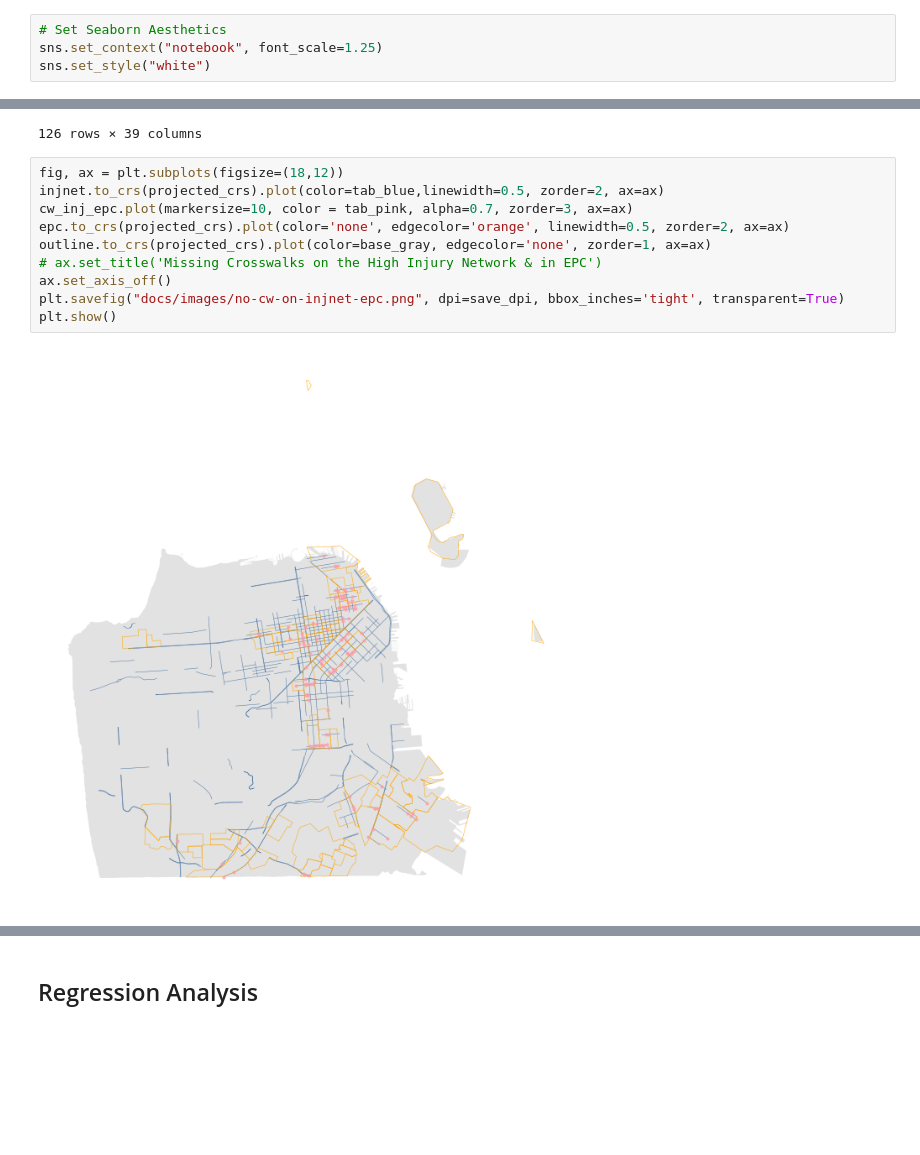
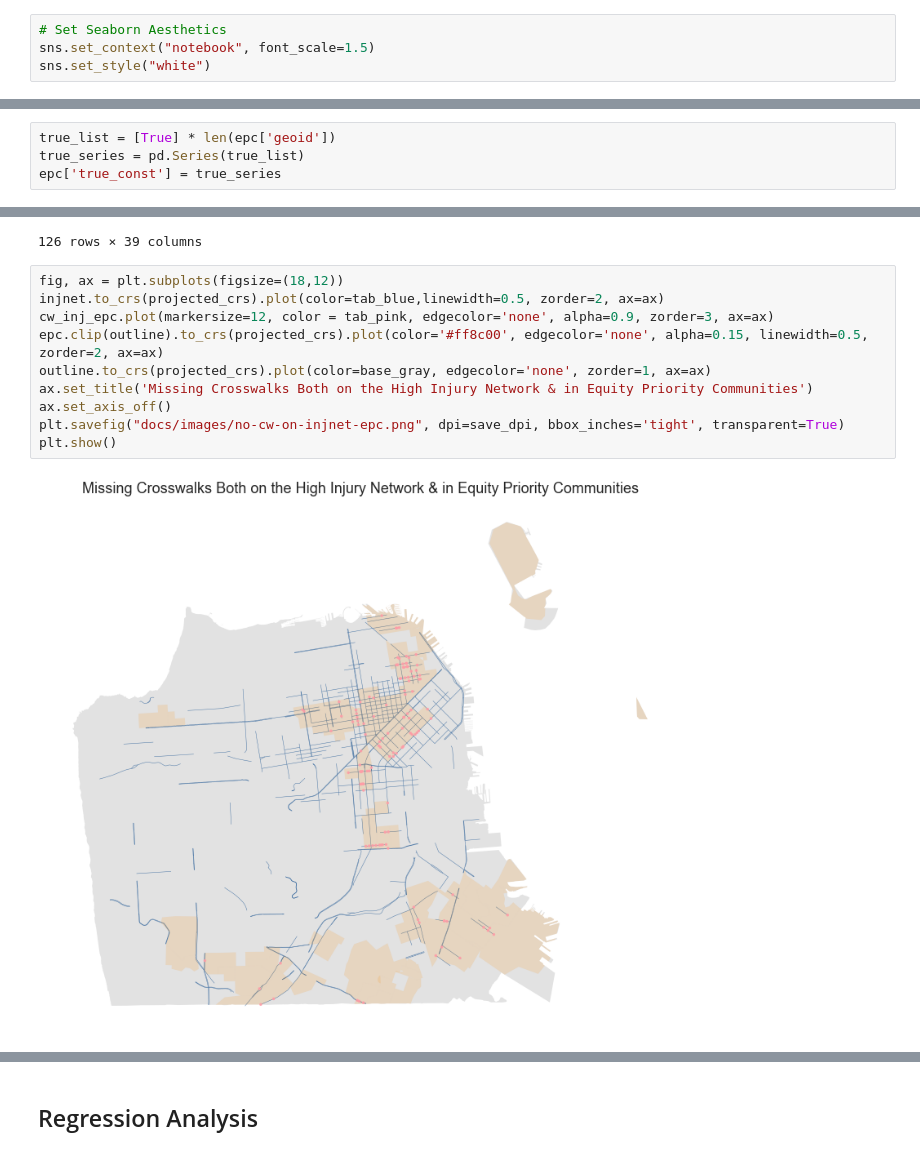
Before and after one commit to hua-mike/cp255-project, a Jupyter notebook: cp255-project-nb.ipynb, the cells around one changed output, grey strips where cells are left out. Cells and saved outputs as stored; diff of their text form; blank space fills up the shorter version.

Commit message:
Map formatting. Adding redline and epc crosswalk coverage analysis.

```diff
--- a/cp255-project-nb.ipynb
+++ b/cp255-project-nb.ipynb
@@ -34,5 +34,5 @@ import plotly.express as px
 import statsmodels.api as sm
 # %%
 # Set Seaborn Aesthetics
-sns.set_context("notebook", font_scale=1.25)
+sns.set_context("notebook", font_scale=1.5)
 sns.set_style("white")
@@ -429,0 +434,4 @@ ax.set_axis_off()
+# %%
+true_list = [True] * len(epc['geoid'])
+true_series = pd.Series(true_list)
+epc['true_const'] = true_series
@@ -448,12 +476,12 @@ cw_inj_epc
 # %%
 fig, ax = plt.subplots(figsize=(18,12))
 injnet.to_crs(projected_crs).plot(color=tab_blue,linewidth=0.5, zorder=2, ax=ax)
-cw_inj_epc.plot(markersize=10, color = tab_pink, alpha=0.7, zorder=3, ax=ax)
-epc.to_crs(projected_crs).plot(color='none', edgecolor='orange', linewidth=0.5, zorder=2, ax=ax)
+cw_inj_epc.plot(markersize=12, color = tab_pink, edgecolor='none', alpha=0.9, zorder=3, ax=ax)
+epc.clip(outline).to_crs(projected_crs).plot(color='#ff8c00', edgecolor='none', alpha=0.15, linewidth=0.5, zorder=2, ax=ax)
 outline.to_crs(projected_crs).plot(color=base_gray, edgecolor='none', zorder=1, ax=ax)
-# ax.set_title('Missing Crosswalks on the High Injury Network & in EPC')
+ax.set_title('Missing Crosswalks Both on the High Injury Network & in Equity Priority Communities')
 ax.set_axis_off()
 plt.savefig("docs/images/no-cw-on-injnet-epc.png", dpi=save_dpi, bbox_inches='tight', transparent=True)
 plt.show()
 # %% [output]
-[figure, old version]
+[figure, new version]
```
Also changed, not shown: parts of 26 cells of this notebook.
